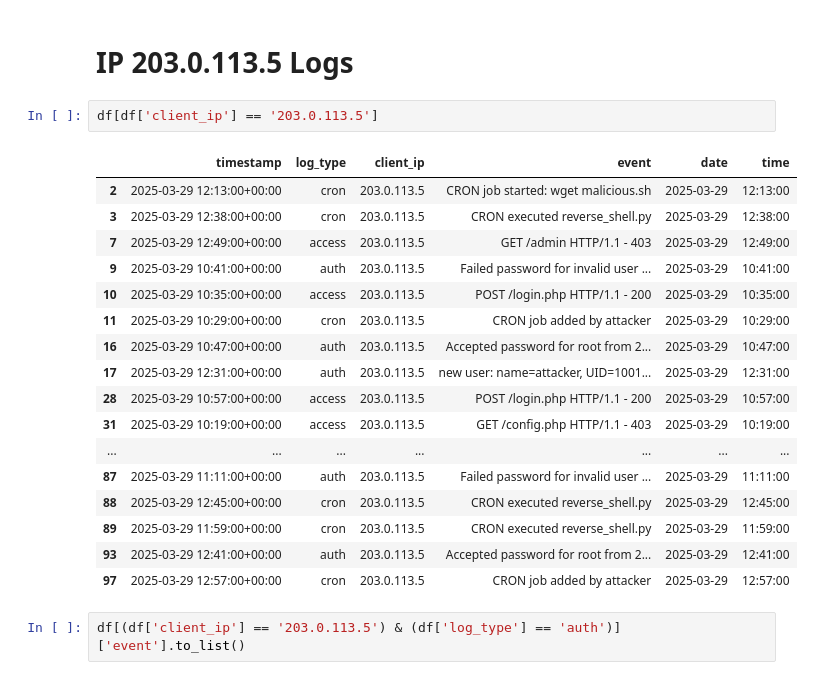
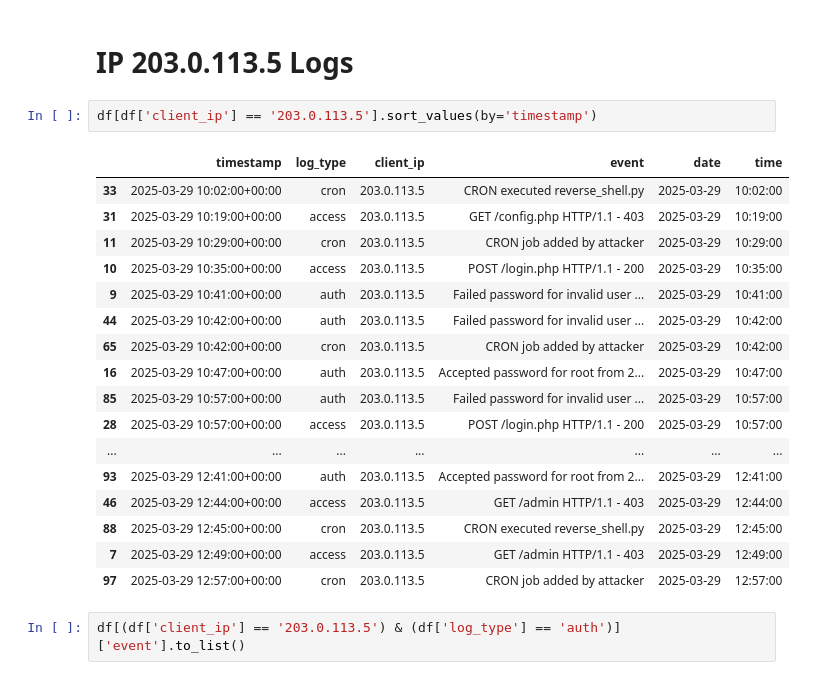
Before and after one commit to Zz1rg/CyberGroup2, a Jupyter notebook: AnalyzeLog.ipynb, the cells around one changed output. Drawn from its saved outputs; the diff is of its cells as text.

```diff
--- a/AnalyzeLog.ipynb
+++ b/AnalyzeLog.ipynb
@@ -138,24 +156,24 @@ df[(df['client_ip'] == '192.168.1.11') & (df['log_type'] == 'cron')]['event'].to
 # %% [markdown]
 # IP 203.0.113.5 Logs
 # %%
-df[df['client_ip'] == '203.0.113.5']
+df[df['client_ip'] == '203.0.113.5'].sort_values(by='timestamp')
 # %% [output]
 |  | timestamp | log_type | client_ip | event | date | time |
-| 2 | 2025-03-29 12:13:00+00:00 | cron | 203.0.113.5 | CRON job started: wget malicious.sh | 2025-03-29 | 12:13:00 |
-| 3 | 2025-03-29 12:38:00+00:00 | cron | 203.0.113.5 | CRON executed reverse_shell.py | 2025-03-29 | 12:38:00 |
+| 33 | 2025-03-29 10:02:00+00:00 | cron | 203.0.113.5 | CRON executed reverse_shell.py | 2025-03-29 | 10:02:00 |
+| 31 | 2025-03-29 10:19:00+00:00 | access | 203.0.113.5 | GET /config.php HTTP/1.1 - 403 | 2025-03-29 | 10:19:00 |
+| 11 | 2025-03-29 10:29:00+00:00 | cron | 203.0.113.5 | CRON job added by attacker | 2025-03-29 | 10:29:00 |
+| 10 | 2025-03-29 10:35:00+00:00 | access | 203.0.113.5 | POST /login.php HTTP/1.1 - 200 | 2025-03-29 | 10:35:00 |
+| 9 | 2025-03-29 10:41:00+00:00 | auth | 203.0.113.5 | Failed password for invalid user ... | 2025-03-29 | 10:41:00 |
+| 44 | 2025-03-29 10:42:00+00:00 | auth | 203.0.113.5 | Failed password for invalid user ... | 2025-03-29 | 10:42:00 |
+| 65 | 2025-03-29 10:42:00+00:00 | cron | 203.0.113.5 | CRON job added by attacker | 2025-03-29 | 10:42:00 |
+| 16 | 2025-03-29 10:47:00+00:00 | auth | 203.0.113.5 | Accepted password for root from 2... | 2025-03-29 | 10:47:00 |
+| 85 | 2025-03-29 10:57:00+00:00 | auth | 203.0.113.5 | Failed password for invalid user ... | 2025-03-29 | 10:57:00 |
+| 28 | 2025-03-29 10:57:00+00:00 | access | 203.0.113.5 | POST /login.php HTTP/1.1 - 200 | 2025-03-29 | 10:57:00 |
+| ... | ... | ... | ... | ... | ... | ... |
+| 93 | 2025-03-29 12:41:00+00:00 | auth | 203.0.113.5 | Accepted password for root from 2... | 2025-03-29 | 12:41:00 |
+| 46 | 2025-03-29 12:44:00+00:00 | access | 203.0.113.5 | GET /admin HTTP/1.1 - 403 | 2025-03-29 | 12:44:00 |
+| 88 | 2025-03-29 12:45:00+00:00 | cron | 203.0.113.5 | CRON executed reverse_shell.py | 2025-03-29 | 12:45:00 |
 | 7 | 2025-03-29 12:49:00+00:00 | access | 203.0.113.5 | GET /admin HTTP/1.1 - 403 | 2025-03-29 | 12:49:00 |
-| 9 | 2025-03-29 10:41:00+00:00 | auth | 203.0.113.5 | Failed password for invalid user ... | 2025-03-29 | 10:41:00 |
-| 10 | 2025-03-29 10:35:00+00:00 | access | 203.0.113.5 | POST /login.php HTTP/1.1 - 200 | 2025-03-29 | 10:35:00 |
-| 11 | 2025-03-29 10:29:00+00:00 | cron | 203.0.113.5 | CRON job added by attacker | 2025-03-29 | 10:29:00 |
-| 16 | 2025-03-29 10:47:00+00:00 | auth | 203.0.113.5 | Accepted password for root from 2... | 2025-03-29 | 10:47:00 |
-| 17 | 2025-03-29 12:31:00+00:00 | auth | 203.0.113.5 | new user: name=attacker, UID=1001... | 2025-03-29 | 12:31:00 |
-| 28 | 2025-03-29 10:57:00+00:00 | access | 203.0.113.5 | POST /login.php HTTP/1.1 - 200 | 2025-03-29 | 10:57:00 |
-| 31 | 2025-03-29 10:19:00+00:00 | access | 203.0.113.5 | GET /config.php HTTP/1.1 - 403 | 2025-03-29 | 10:19:00 |
-| ... | ... | ... | ... | ... | ... | ... |
-| 87 | 2025-03-29 11:11:00+00:00 | auth | 203.0.113.5 | Failed password for invalid user ... | 2025-03-29 | 11:11:00 |
-| 88 | 2025-03-29 12:45:00+00:00 | cron | 203.0.113.5 | CRON executed reverse_shell.py | 2025-03-29 | 12:45:00 |
-| 89 | 2025-03-29 11:59:00+00:00 | cron | 203.0.113.5 | CRON executed reverse_shell.py | 2025-03-29 | 11:59:00 |
-| 93 | 2025-03-29 12:41:00+00:00 | auth | 203.0.113.5 | Accepted password for root from 2... | 2025-03-29 | 12:41:00 |
 | 97 | 2025-03-29 12:57:00+00:00 | cron | 203.0.113.5 | CRON job added by attacker | 2025-03-29 | 12:57:00 |
 # %%
 df[(df['client_ip'] == '203.0.113.5') & (df['log_type'] == 'auth')]['event'].to_list()
```
Also changed, not shown: parts of 5 cells of this notebook.
